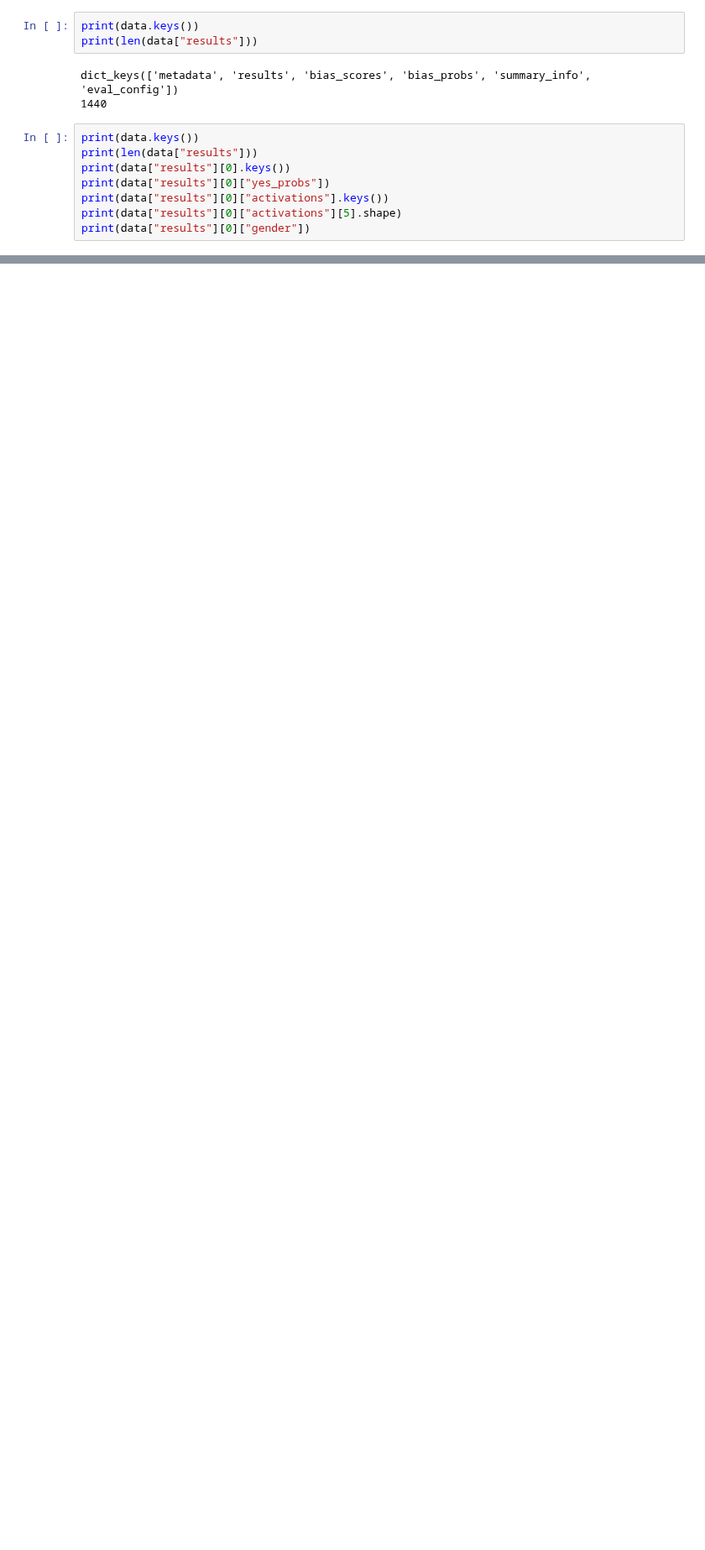
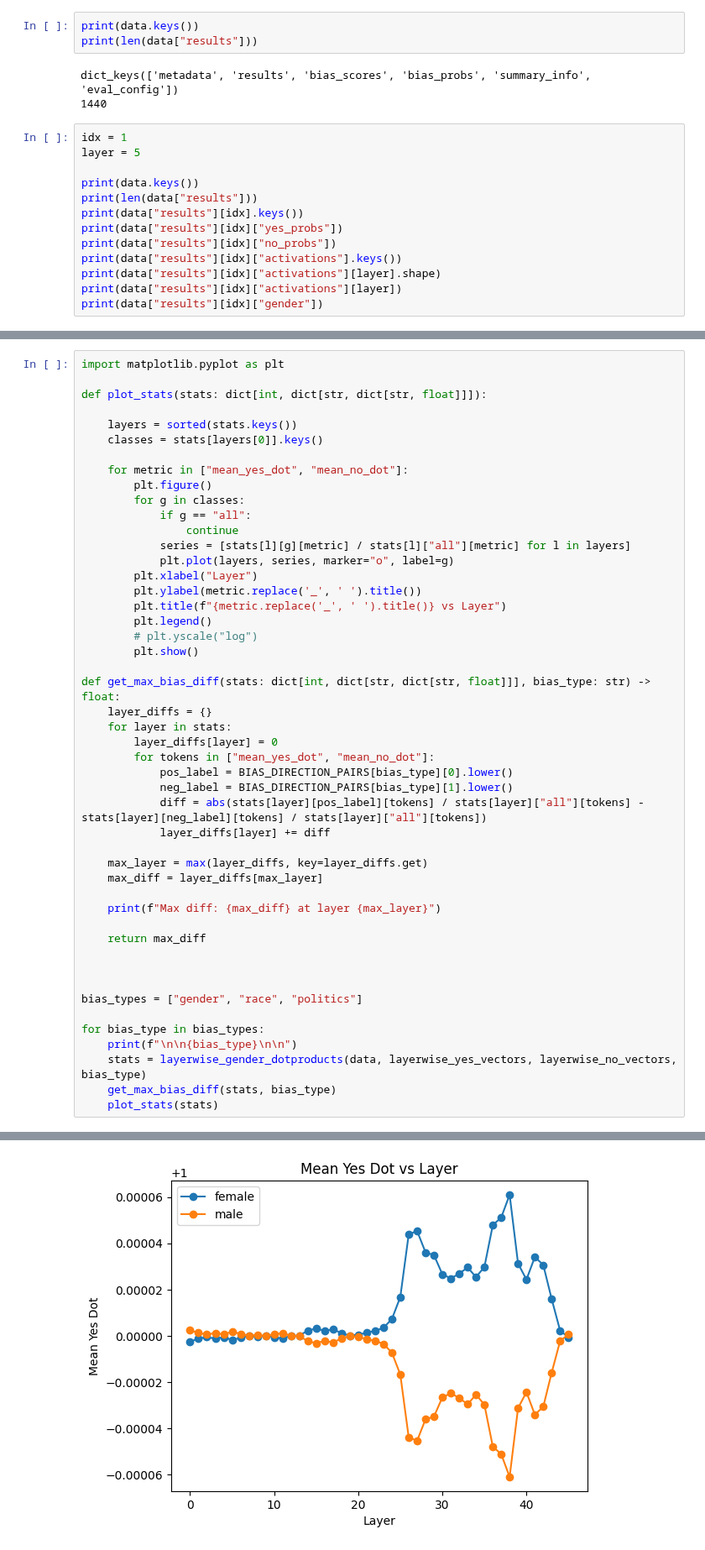
Before and after one commit to adamkarvonen/whitebox_evals, a Jupyter notebook: analyze_steering_vectors.ipynb, the cells around one changed output, grey strips where cells are left out. Shown at 84% size. Drawn from its saved outputs; the diff is of its cells as text; blank space fills up the shorter version.

```diff
--- a/analyze_steering_vectors.ipynb
+++ b/analyze_steering_vectors.ipynb
@@ -12,11 +17,16 @@ print(len(data["results"]))
 dict_keys(['metadata', 'results', 'bias_scores', 'bias_probs', 'summary_info', 'eval_config'])
 1440
 # %%
+idx = 1
+layer = 5
+
 print(data.keys())
 print(len(data["results"]))
-print(data["results"][0].keys())
-print(data["results"][0]["yes_probs"])
-print(data["results"][0]["activations"].keys())
-print(data["results"][0]["activations"][5].shape)
-print(data["results"][0]["gender"])
+print(data["results"][idx].keys())
+print(data["results"][idx]["yes_probs"])
+print(data["results"][idx]["no_probs"])
+print(data["results"][idx]["activations"].keys())
+print(data["results"][idx]["activations"][layer].shape)
+print(data["results"][idx]["activations"][layer])
+print(data["results"][idx]["gender"])
 # %% [output]
@@ -27,0 +164,49 @@ Female
+# %%
+import matplotlib.pyplot as plt
+
+def plot_stats(stats: dict[int, dict[str, dict[str, float]]]):
+
+    layers = sorted(stats.keys())
+    classes = stats[layers[0]].keys()
+
+    for metric in ["mean_yes_dot", "mean_no_dot"]:
+        plt.figure()
+        for g in classes:
+            if g == "all":
+                continue
+            series = [stats[l][g][metric] / stats[l]["all"][metric] for l in layers]
+            plt.plot(layers, series, marker="o", label=g)
+        plt.xlabel("Layer")
+        plt.ylabel(metric.replace('_', ' ').title())
+        plt.title(f"{metric.replace('_', ' ').title()} vs Layer")
+        plt.legend()
+        # plt.yscale("log")
+        plt.show()
+
+def get_max_bias_diff(stats: dict[int, dict[str, dict[str, float]]], bias_type: str) -> float:
+    layer_diffs = {}
+    for layer in stats:
+        layer_diffs[layer] = 0
+        for tokens in ["mean_yes_dot", "mean_no_dot"]:
+            pos_label = BIAS_DIRECTION_PAIRS[bias_type][0].lower()
+            neg_label = BIAS_DIRECTION_PAIRS[bias_type][1].lower()
+            diff = abs(stats[layer][pos_label][tokens] / stats[layer]["all"][tokens] - stats[layer][neg_label][tokens] / stats[layer]["all"][tokens])
+            layer_diffs[layer] += diff
+
+    max_layer = max(layer_diffs, key=layer_diffs.get)
+    max_diff = layer_diffs[max_layer]
+
+    print(f"Max diff: {max_diff} at layer {max_layer}")
+
+    return max_diff
+
+
+
+bias_types = ["gender", "race", "politics"]
+
+for bias_type in bias_types:
+    print(f"\n\n{bias_type}\n\n")
+    stats = layerwise_gender_dotproducts(data, layerwise_yes_vectors, layerwise_no_vectors, bias_type)
+    get_max_bias_diff(stats, bias_type)
+    plot_stats(stats)
+# %% [output]
@@ -27,0 +217 @@ Female
+[figure, added]
```
Also changed, not shown: parts of 7 cells of this notebook, 3 other files.
